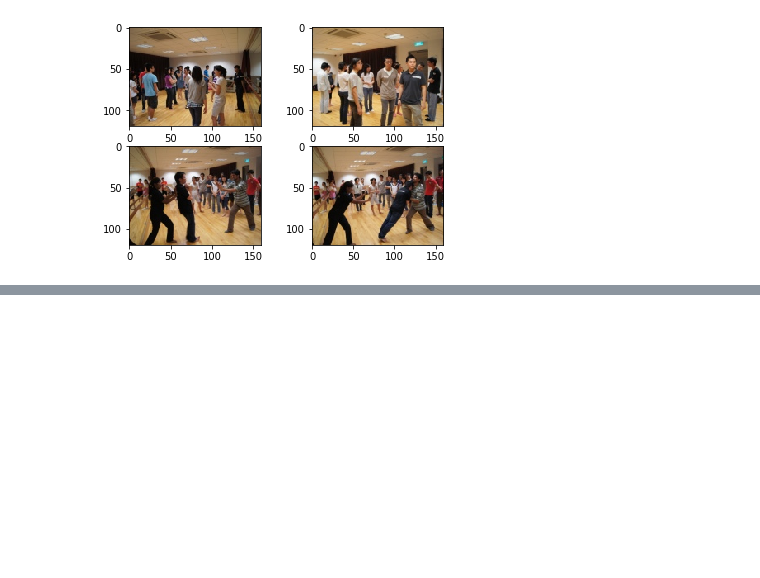
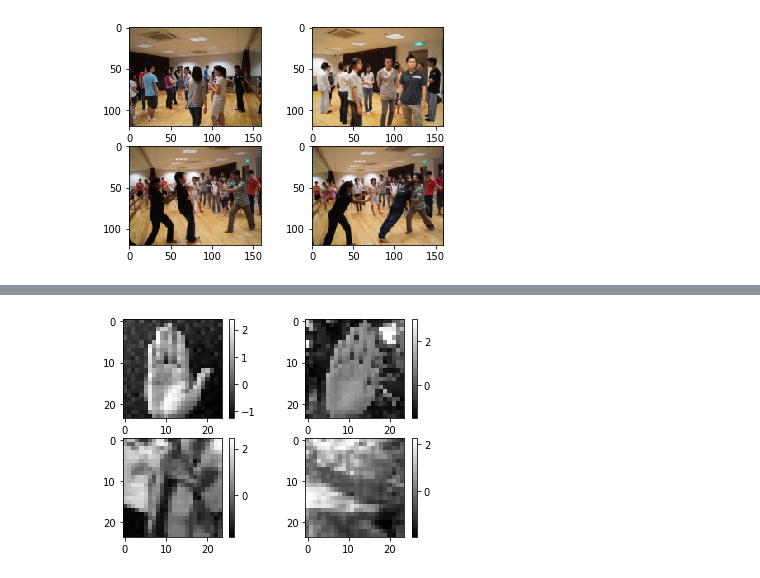
Before and after one commit to Bill2462/Viola-Jones, a Jupyter notebook: Hand-detection-Viola-Jones.ipynb, the cells around one changed output, grey strips where cells are left out. Saved outputs shown, nothing was run; the diff lists cells and outputs as text; code cells hidden in the pictures; blank space fills up the shorter version.

```diff
--- a/Hand-detection-Viola-Jones.ipynb
+++ b/Hand-detection-Viola-Jones.ipynb
@@ -268,0 +331,12 @@ plt.show()
+# %%
+random.shuffle(positiveSamples)
+random.shuffle(negativeSamples)
+
+positive_train = positiveSamples[len(positiveSamples)//3:]
+negative_train = negativeSamples[len(negativeSamples)//3:]
+
+positive_test = positiveSamples[:len(positiveSamples)//3]
+negative_test = negativeSamples[:len(negativeSamples)//3]
+
+print("Training dataset: " + str(len(positive_train)) + " positive samples, " + str(len(negative_train)) + " negative samples")
+print("Test dataset: " + str(len(positive_test)) + " positive samples, " + str(len(negative_test)) + " negative samples")
@@ -268,0 +349,28 @@ plt.show()
+# %%
+def normalize(images):
+    normalized = []
+    for img in images:
+        img = img.astype(np.float32) / 255
+        img -= img.mean()
+        img /= img.std()
+        normalized.append(img)
+    return normalized
+
+positive_train = normalize(positive_train)
+negative_train = normalize(negative_train)
+
+positive_test = normalize(positive_test)
+negative_test = normalize(negative_test)
+
+fig,a =  plt.subplots(2,2)
+plot1 = a[0][0].imshow(positive_train[0], cmap='gray')
+fig.colorbar(plot1, ax=a[0][0])
+plot2 = a[0][1].imshow(positive_train[1], cmap='gray')
+fig.colorbar(plot2, ax=a[0][1])
+plot3 = a[1][0].imshow(negative_train[0], cmap='gray')
+fig.colorbar(plot3, ax=a[1][0])
+plot4 = a[1][1].imshow(negative_train[1], cmap='gray')
+fig.colorbar(plot4, ax=a[1][1])
+plt.show()
+# %% [output]
+[figure, added]
```
Also changed, not shown: parts of 7 cells of this notebook.
